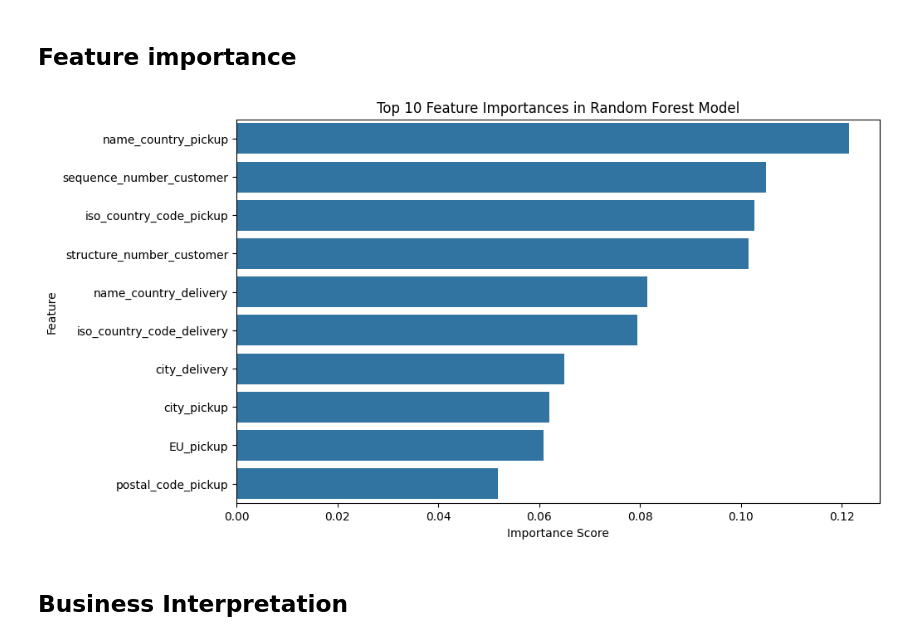
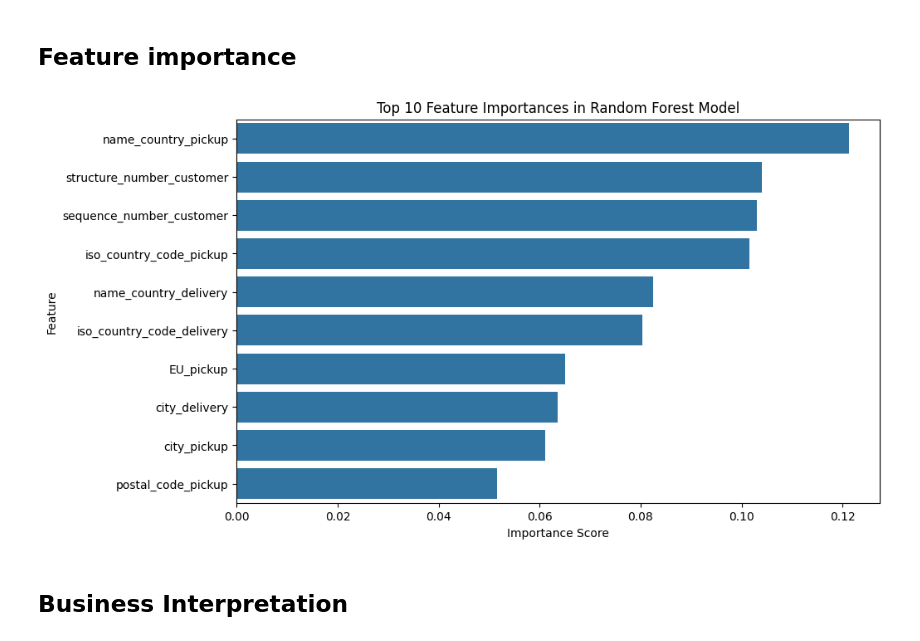
Before and after one commit to BianchiLuca28/FHNW-BI-LMS, a Jupyter notebook: notebooks/model.ipynb, the cells around one changed output. Saved outputs shown, nothing was run; the diff lists cells and outputs as text; code cells hidden in the pictures.

```diff
--- a/notebooks/model.ipynb
+++ b/notebooks/model.ipynb
@@ -559,18 +564,21 @@ Without Weight and Customer ID  0.953087
+# %%
+X_train = X_train.drop(columns=["weight", "customer_id"])
+X_test = X_test.drop(columns=["weight", "customer_id"])
 # %%
 # Train the final model on the full dataset using the best parameters
-final_rf = RandomForestClassifier(n_estimators=300,
-                                  random_state=42,
-                                  min_samples_split=10,
-                                  min_samples_leaf=2,
-                                  max_features='sqrt',
-                                  max_depth=None,
-                                  class_weight='balanced')
+# final_rf = RandomForestClassifier(n_estimators=300,
+#                                   random_state=42,
+#                                   min_samples_split=10,
+#                                   min_samples_leaf=2,
+#                                   max_features='sqrt',
+#                                   max_depth=None,
+#                                   class_weight='balanced')
 
 # # Train the model on the parameters from the GridSearch
-# final_rf = RandomForestClassifier(**best_params, random_state=42)
+final_rf = RandomForestClassifier(**best_params, random_state=42)
 
-final_rf.fit(X_train.drop(columns=["weight", "customer_id"]), y_train)
+final_rf.fit(X_train, y_train)
 
 # Evaluate the final model on the test set
-y_pred = final_rf.predict(X_test.drop(columns=["weight", "customer_id"]))
+y_pred = final_rf.predict(X_test)
 y_pred_prob = final_rf.predict_proba(X_test)
@@ -696,15 +713,15 @@ plt.show()
 ## Feature importance
 # %%
 # Feature Importance Analysis
-importances = pd.Series(final_rf.feature_importances_, index=X_test.drop(columns=["weight", "customer_id"]).columns).sort_values(ascending=False)[:10]
+importances = pd.Series(final_rf.feature_importances_, index=X_test.columns).sort_values(ascending=False)[:10]
 plt.figure(figsize=(10, 6))
 sns.barplot(x=importances, y=importances.index)
 plt.title("Top 10 Feature Importances in Random Forest Model")
 plt.xlabel("Importance Score")
 plt.ylabel("Feature")
 plt.show()
 # %% [output]
-[figure, old version]
+[figure, new version]
 # %% [markdown]
 ## Business Interpretation
 # %%
```
Also changed, not shown: parts of 21 cells of this notebook.
